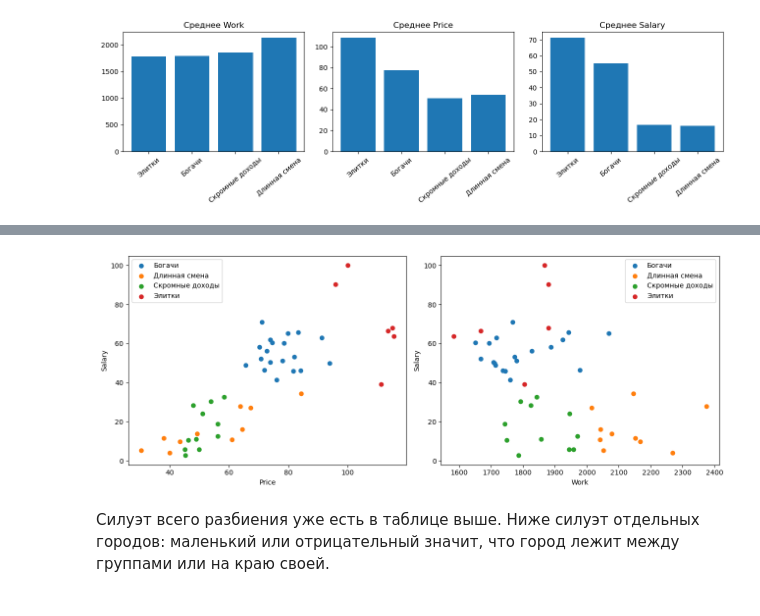
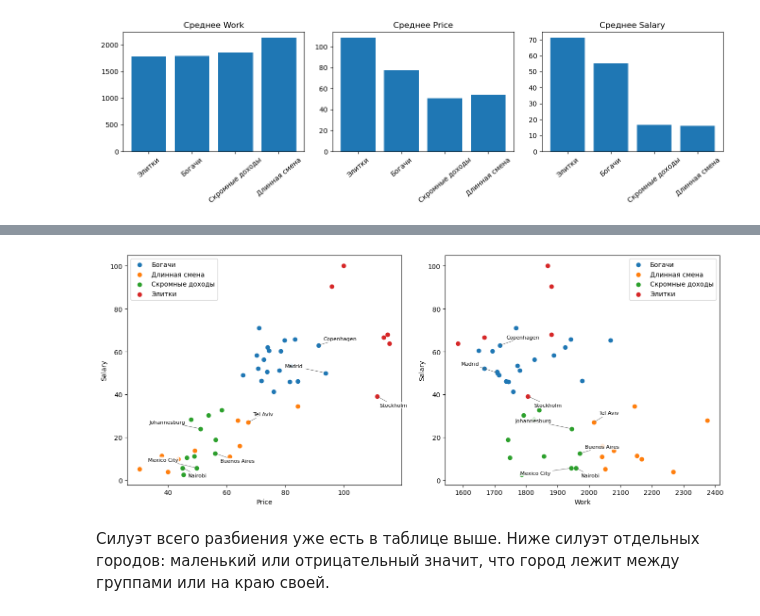
Before and after one commit to destorz11/Python-data-analysis, a Jupyter notebook: lab2_kmeans/notebooks/lab2_kmeans.ipynb, the cells around one changed output, grey strips where cells are left out. Drawn from its saved outputs; the diff is of its cells as text; code cells hidden in the pictures.

```diff
--- a/lab2_kmeans/notebooks/lab2_kmeans.ipynb
+++ b/lab2_kmeans/notebooks/lab2_kmeans.ipynb
@@ -591,22 +595,65 @@ plt.show()
 # %%
-fig, axes = plt.subplots(1, 2, figsize=(13, 5))
+fig, axes = plt.subplots(1, 2, figsize=(13.5, 5.6))
 
 for name, group in df_clusters.groupby('Название'):
-    axes[0].scatter(group['Price'], group['Salary'], label=name)
-    axes[1].scatter(group['Work'], group['Salary'], label=name)
+    axes[0].scatter(group['Price'], group['Salary'], label=name, zorder=2)
+    axes[1].scatter(group['Work'], group['Salary'], label=name, zorder=2)
+
+border_cities = [
+    'Stockholm', 'Copenhagen', 'Madrid',
+    'Buenos_Aires', 'Johannesburg', 'Mexico_City', 'Nairobi', 'Tel_Aviv',
+]
+label_offsets = {
+    'Price': {
+        'Stockholm': (4, -16),
+        'Copenhagen': (8, 8),
+        'Madrid': (-62, 8),
+        'Tel_Aviv': (8, 10),
+        'Johannesburg': (-78, 8),
+        'Buenos_Aires': (8, -14),
+        'Mexico_City': (-74, 10),
+        'Nairobi': (8, -14),
+    },
+    'Work': {
+        'Stockholm': (10, -16),
+        'Copenhagen': (10, 10),
+        'Madrid': (-56, 12),
+        'Tel_Aviv': (8, 12),
+        'Johannesburg': (-86, 10),
+        'Buenos_Aires': (8, 8),
+        'Mexico_City': (-78, -10),
+        'Nairobi': (8, -14),
+    },
+}
+label_box = dict(boxstyle='round,pad=0.15', fc='white', ec='none', alpha=0.85)
+label_arrow = dict(arrowstyle='-', color='0.35', lw=0.6)
+
+for ax, x_col in ((axes[0], 'Price'), (axes[1], 'Work')):
+    for city in border_cities:
+        row = df_clusters.loc[city]
+        ax.annotate(
+            city.replace('_', ' '),
+            (row[x_col], row['Salary']),
+            textcoords='offset points',
+            xytext=label_offsets[x_col][city],
+            fontsize=8,
+            bbox=label_box,
+            arrowprops=label_arrow,
+            zorder=3,
+        )
 
 axes[0].set_xlabel('Price')
 axes[0].set_ylabel('Salary')
-axes[0].legend()
+axes[0].legend(loc='upper left')
 
 axes[1].set_xlabel('Work')
 axes[1].set_ylabel('Salary')
-axes[1].legend()
+axes[1].legend(loc='upper right')
 
 plt.tight_layout()
 plt.show()
 # %% [output]
-[figure, old version]
+[figure, new version]
 # %%
 import plotly.express as px
 
```
Also changed, not shown: parts of 5 cells of this notebook.
